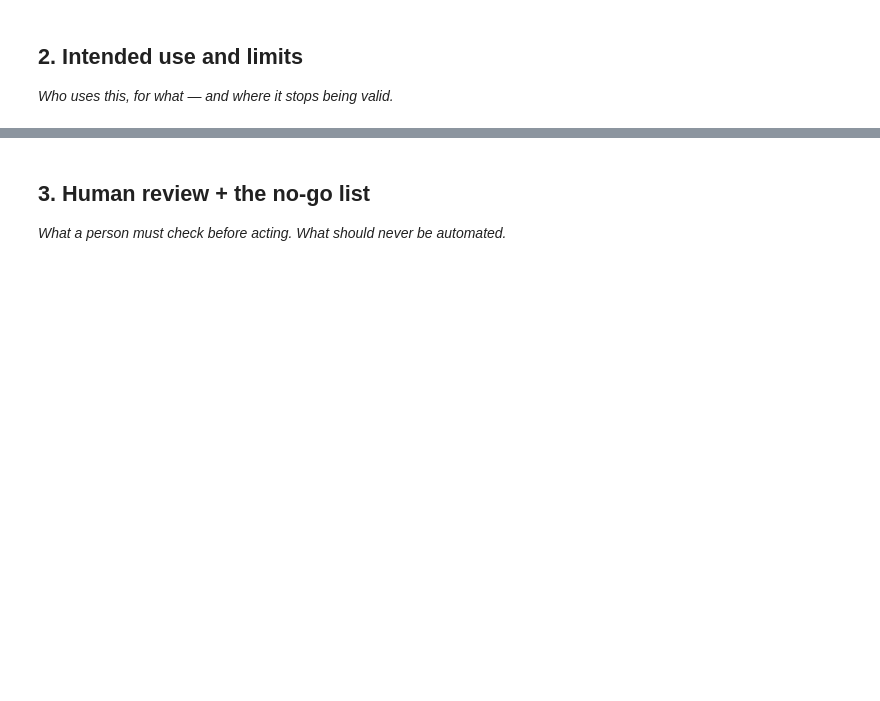
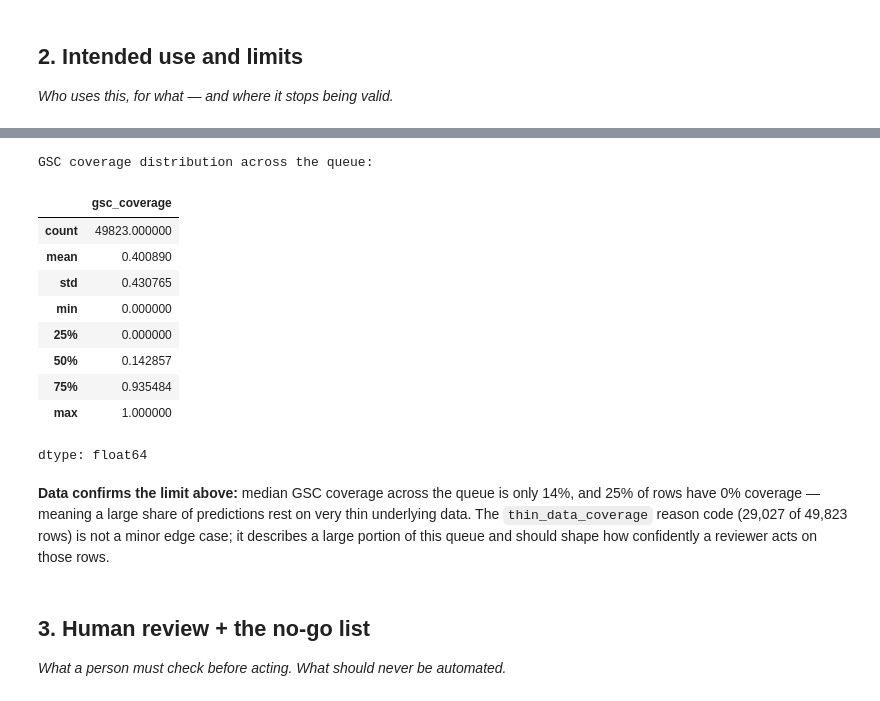
Before and after one commit to maryam12arshad17/flyrank-internship-ml, a Jupyter notebook: work/notebooks/w07_action_playbook.ipynb, the cells around one changed output, grey strips where cells are left out. Drawn from its saved outputs; the diff is of its cells as text; code cells hidden in the pictures; blank space fills up the shorter version.

```diff
--- a/work/notebooks/w07_action_playbook.ipynb
+++ b/work/notebooks/w07_action_playbook.ipynb
@@ -23,3 +160,25 @@ This skeleton is yours to fill. Work the sections **in order** — each one has
+# %%
+coverage_check = ranked_queue["gsc_coverage"].describe()
+print("GSC coverage distribution across the queue:")
+coverage_check
+# %% [output]
+GSC coverage distribution across the queue:
+|  | gsc_coverage |
+| count | 49823.000000 |
+| mean | 0.400890 |
+| std | 0.430765 |
+| min | 0.000000 |
+| 25% | 0.000000 |
+| 50% | 0.142857 |
+| 75% | 0.935484 |
+| max | 1.000000 |
+dtype: float64
+# %% [markdown]
+**Data confirms the limit above:** median GSC coverage across the queue is only
+14%, and 25% of rows have 0% coverage — meaning a large share of predictions
+rest on very thin underlying data. The `thin_data_coverage` reason code (29,027
+of 49,823 rows) is not a minor edge case; it describes a large portion of this
+queue and should shape how confidently a reviewer acts on those rows.
 # %% [markdown]
 ## 3. Human review + the no-go list
 
```
Also changed, not shown: parts of 17 cells of this notebook.
